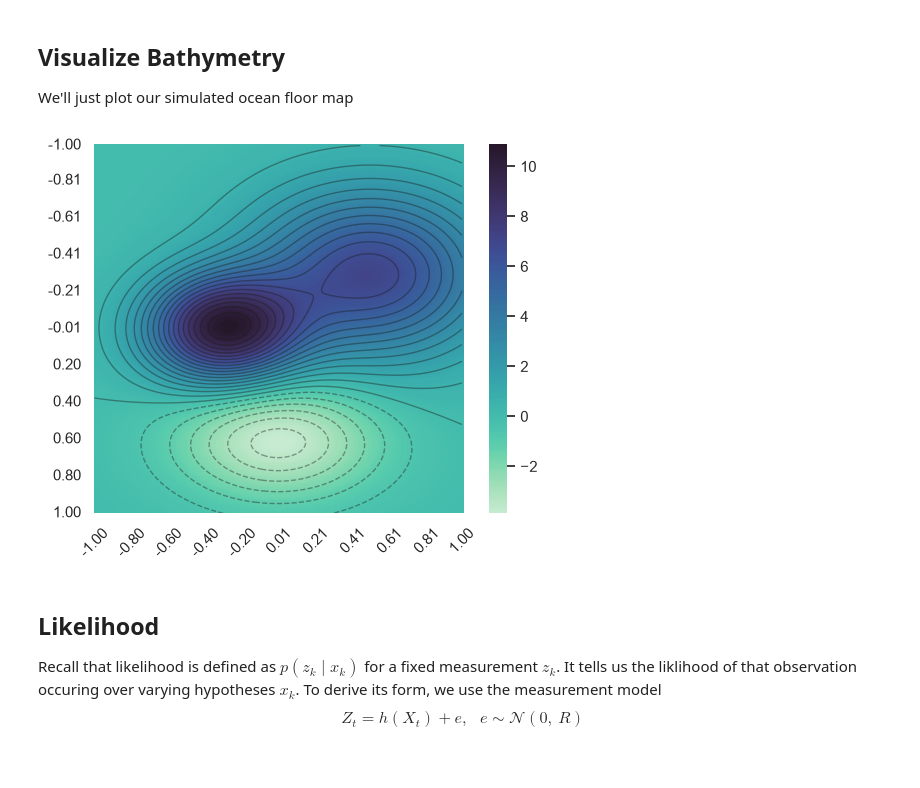
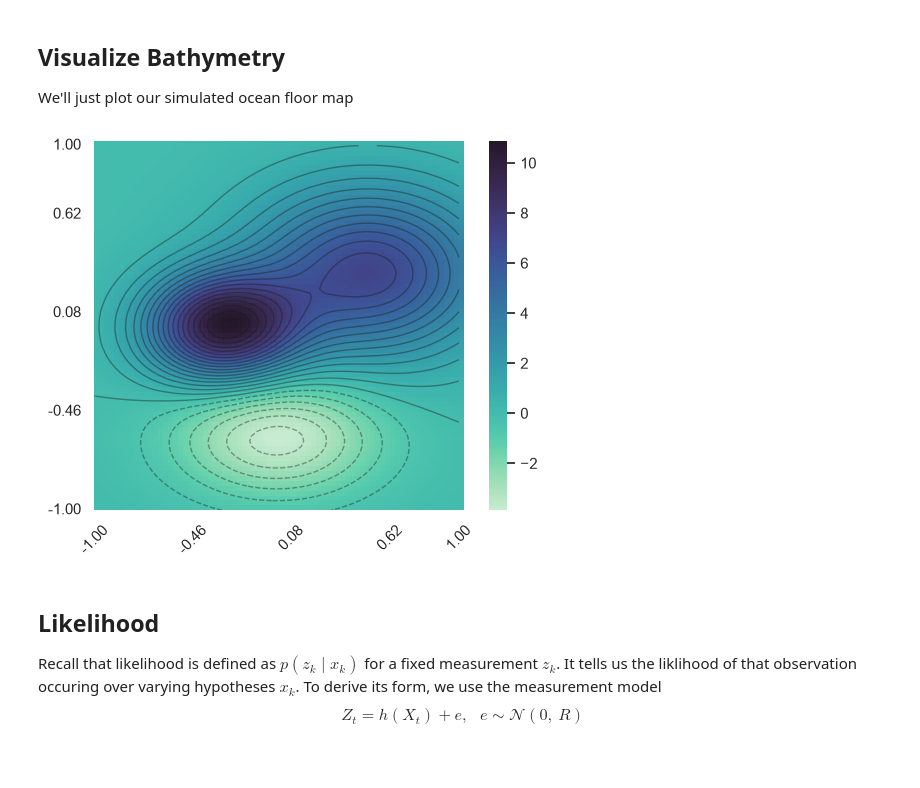
Before and after one commit to wcneill/learning_filters, a Jupyter notebook: Examples/bathymetry.ipynb, the cells around one changed output. Cells and saved outputs as stored; diff of their text form; code cells hidden in the pictures.

```diff
--- a/Examples/bathymetry.ipynb
+++ b/Examples/bathymetry.ipynb
@@ -66,7 +66,7 @@ def gaussian_surface(x_in, centers, A, covs):
 
     return heights.sum(axis=1)
 
-W, H = (200, 200)
+W, H = (75, 75)
 
 x = np.linspace(-1, 1, W)
 y = np.linspace(-1, 1, H)
@@ -108,35 +108,35 @@ We'll just plot our simulated ocean floor map
 # %%
 # Define a truncated color palette (10% less blacks)
 base = plt.get_cmap("mako_r")
 p = colors.LinearSegmentedColormap.from_list(
     "mako_truncated",
     base(np.linspace(0.05, 0.9, 256))  # truncate lower and upper color bounds
 )
 
 
 # Set heatmap axis labels
 xtick_ixs = np.concat([np.arange(0, W, 20), [W - 1]])
 xtick_labels = [f"{v:.2f}" for v in x[xtick_ixs]]
 
 ytick_ixs = np.concat([np.arange(0, H, 20), [H - 1]])
-ytick_labels = [f"{v:.2f}" for v in y[::-1][ytick_ixs]]
+ytick_labels = [f"{v:.2f}" for v in y[ytick_ixs]]
 
 ax = sns.heatmap(z, cmap=p, square=True)
 ax.invert_yaxis()
 
 ax.set_xticks(xtick_ixs, labels=xtick_labels, rotation=45)
 ax.set_yticks(ytick_ixs, labels=ytick_labels, rotation=0)
 
 ax.contour(
     z,
     levels=25,
     colors='k',
     linewidths=1,
     alpha=0.4
 )
 plt.show()
 # %% [output]
-[figure, old version]
+[figure, new version]
 # %% [markdown]
 ## Likelihood
 Recall that likelihood is defined as $p(z_k \mid x_k)$ for a fixed measurement $z_k$. It tells us the liklihood of that observation occuring over varying hypotheses $x_k$. To derive its form, we use the measurement model
```
Also changed, not shown: parts of 9 cells of this notebook.
